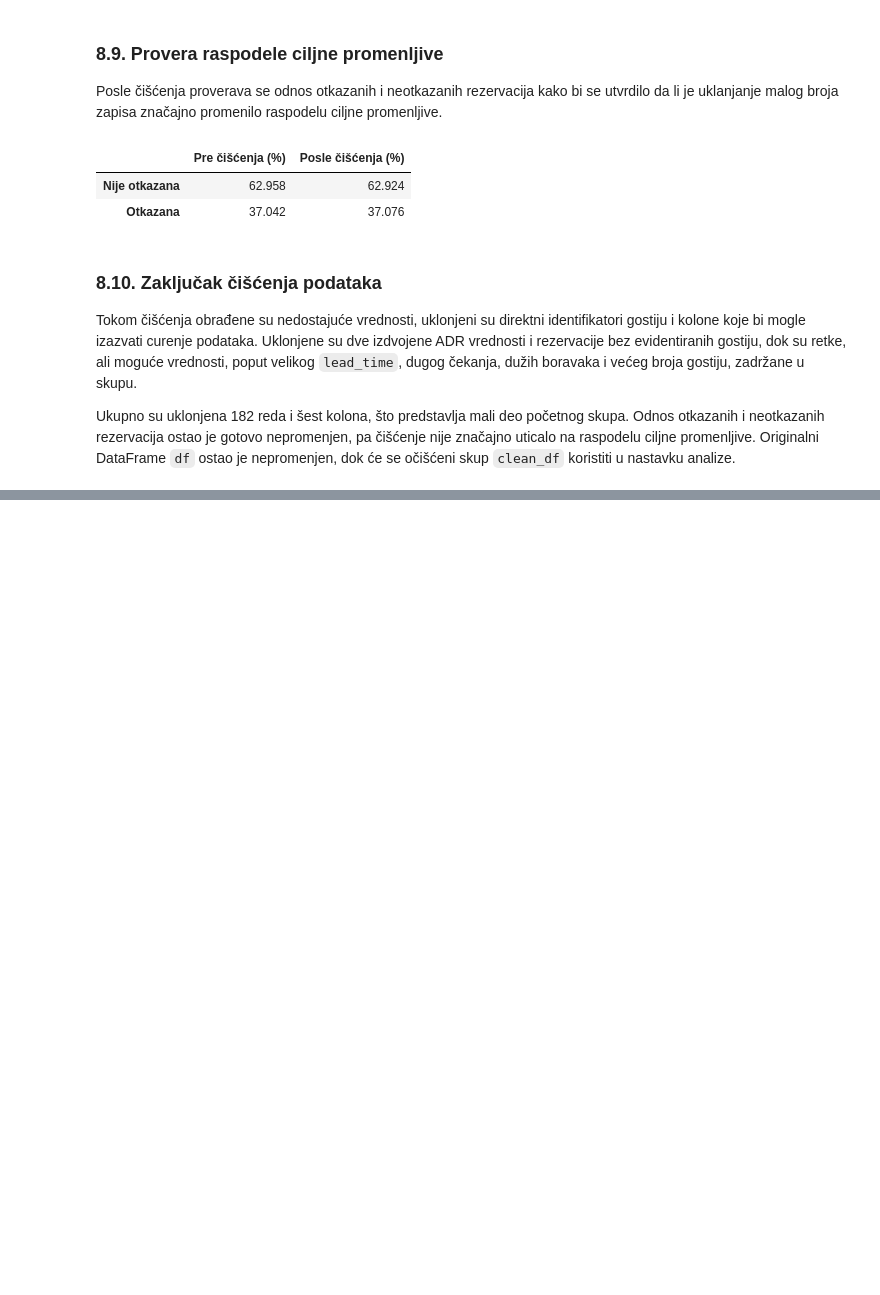
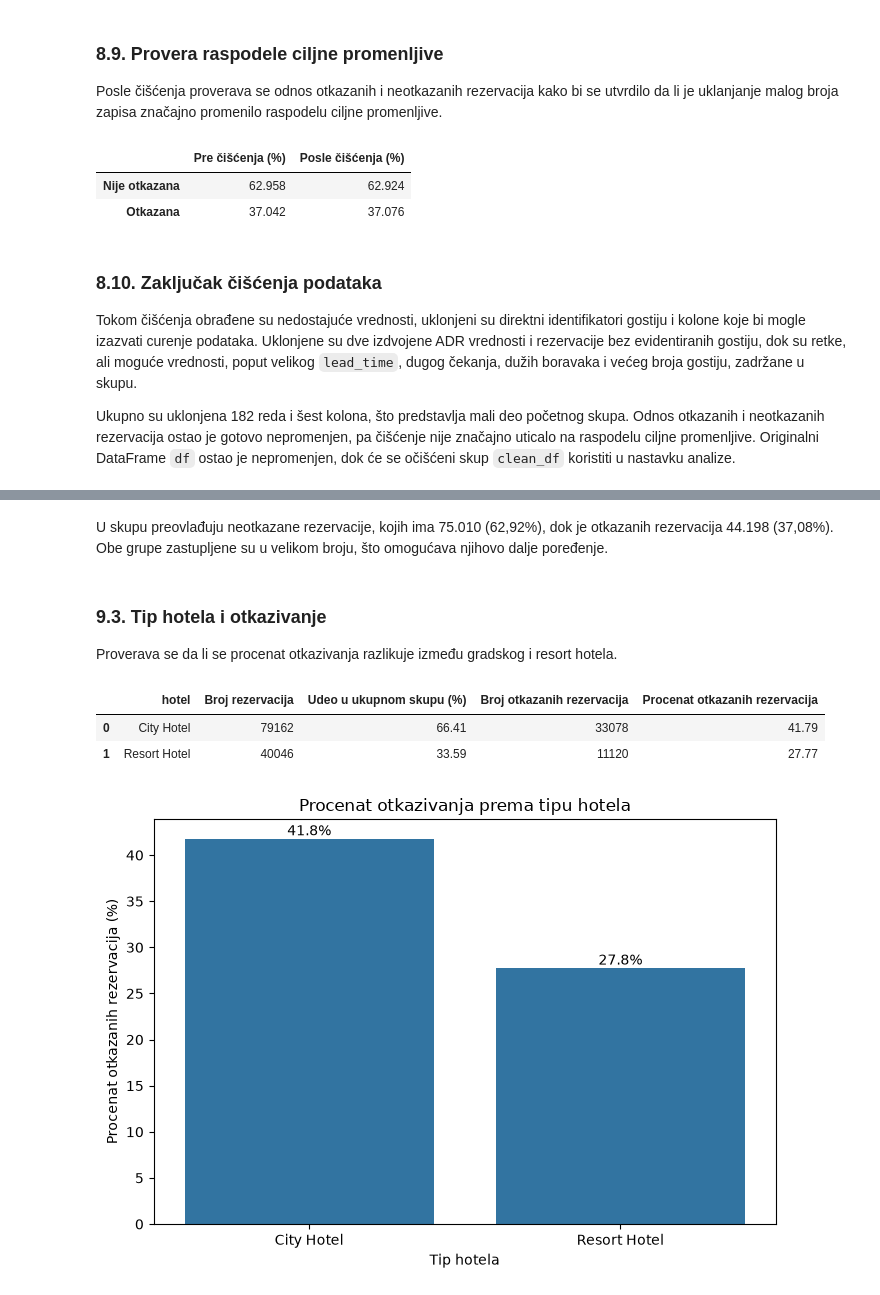
Before and after one commit to angelinalazarevic/Seminarski-UNP---Hotel-Booking, a Jupyter notebook: notebooks/hotel_booking_analysis.ipynb, the cells around one changed output, grey strips where cells are left out. Cells and saved outputs as stored; diff of their text form; code cells hidden in the pictures; blank space fills up the shorter version.

```diff
--- a/notebooks/hotel_booking_analysis.ipynb
+++ b/notebooks/hotel_booking_analysis.ipynb
@@ -966,0 +1057,32 @@ Ukupno su uklonjena 182 reda i šest kolona, što predstavlja mali deo početnog
+# %% [markdown]
+U skupu preovlađuju neotkazane rezervacije, kojih ima 75.010 (62,92%), dok je otkazanih rezervacija 44.198 (37,08%). Obe grupe zastupljene su u velikom broju, što omogućava njihovo dalje poređenje.
+# %% [markdown]
+### 9.3. Tip hotela i otkazivanje
+
+Proverava se da li se procenat otkazivanja razlikuje između gradskog i resort hotela.
+# %%
+hotel_summary = create_cancellation_summary(eda_df, "hotel")
+
+display(hotel_summary)
+
+plt.figure(figsize=(7, 5))
+
+ax = sb.barplot(
+    data=hotel_summary,
+    x="hotel",
+    y="Procenat otkazanih rezervacija"
+)
+
+for container in ax.containers:
+    ax.bar_label(container, fmt="%.1f%%")
+
+plt.title("Procenat otkazivanja prema tipu hotela")
+plt.xlabel("Tip hotela")
+plt.ylabel("Procenat otkazanih rezervacija (%)")
+plt.tight_layout()
+plt.show()
+# %% [output]
+|  | hotel | Broj rezervacija | Udeo u ukupnom skupu (%) | Broj otkazanih rezervacija | Procenat otkazanih rezervacija |
+| 0 | City Hotel | 79162 | 66.41 | 33078 | 41.79 |
+| 1 | Resort Hotel | 40046 | 33.59 | 11120 | 27.77 |
+[figure, added]
```
Also changed, not shown: parts of 42 cells of this notebook.
